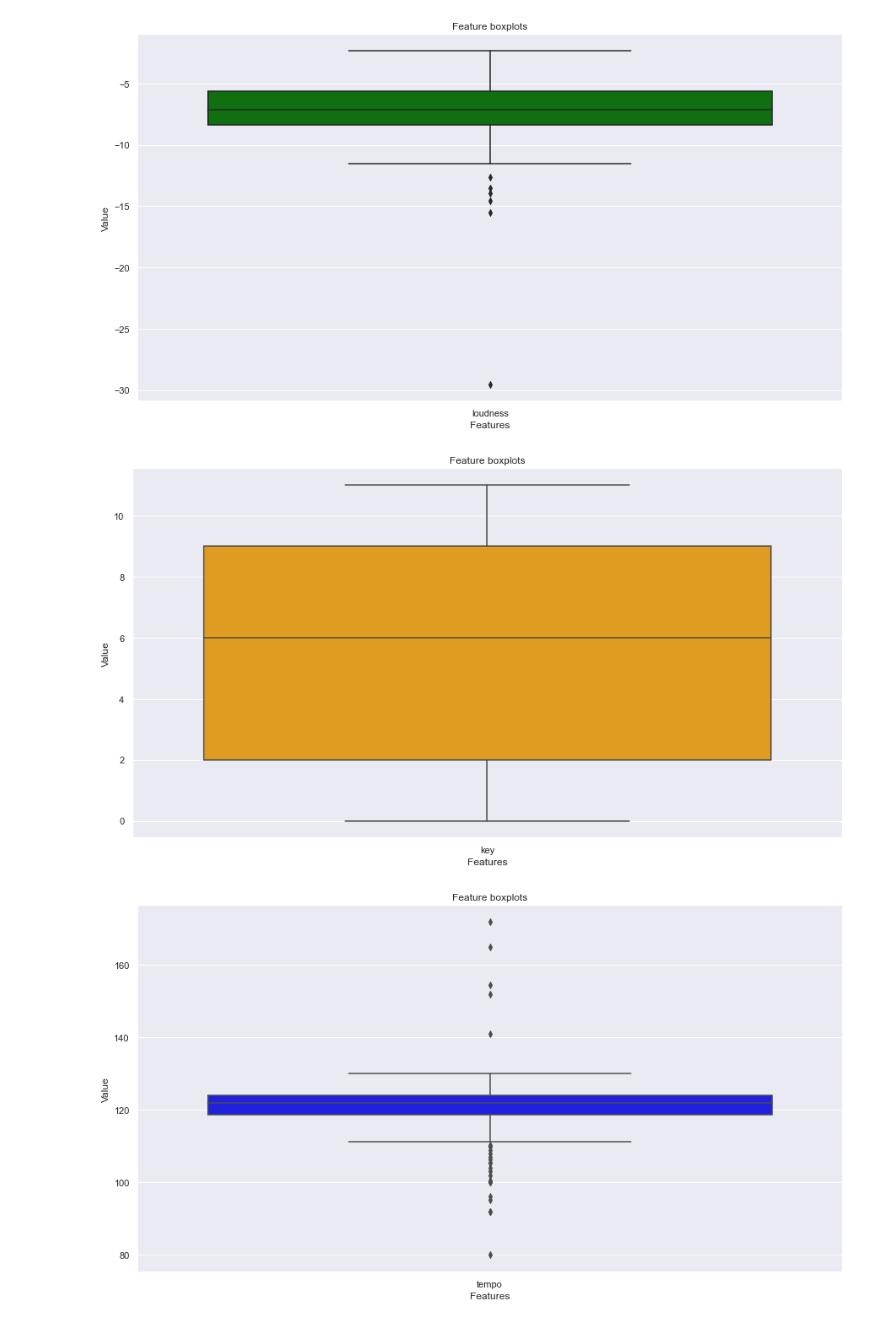
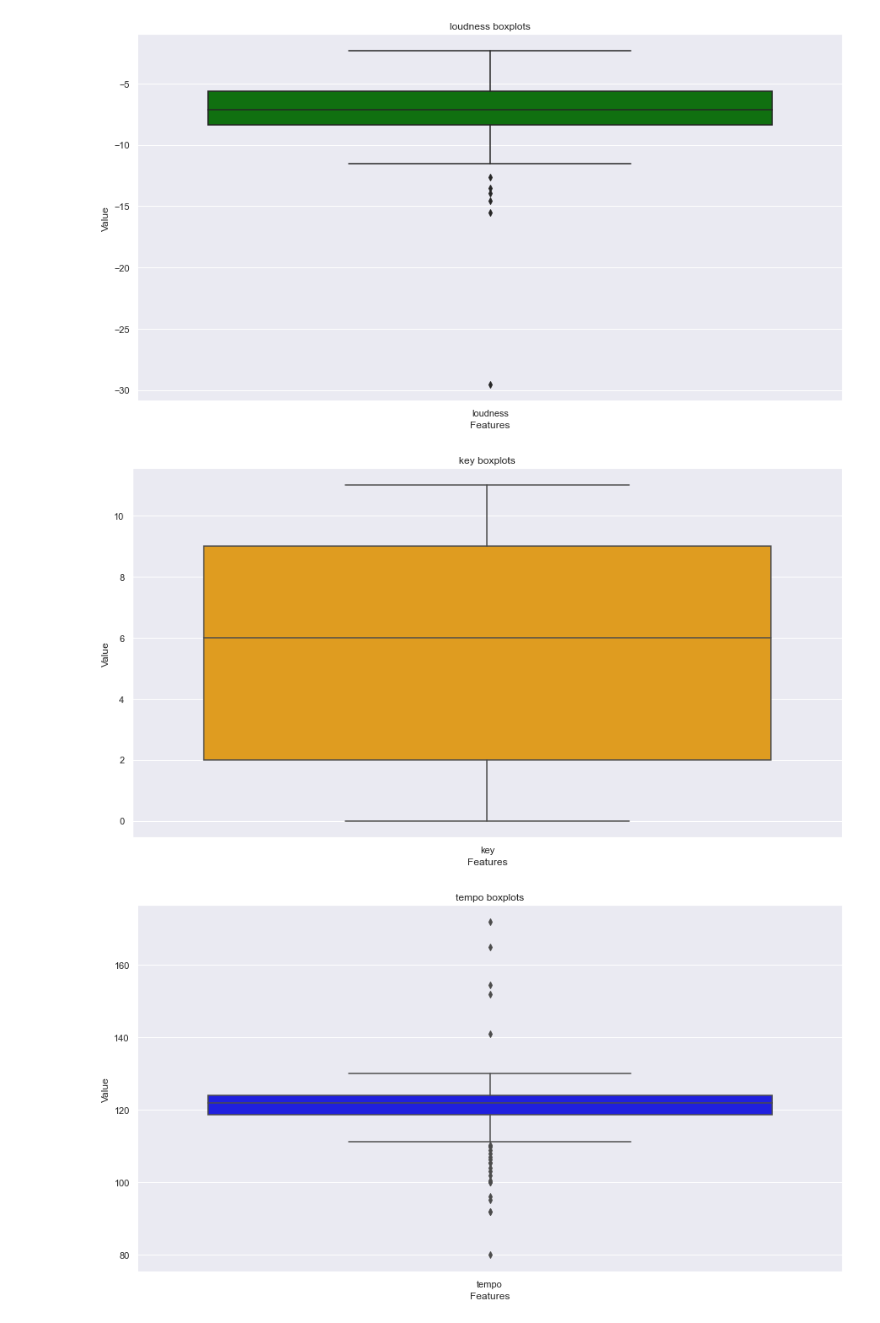
Before and after one commit to RamsesMR5/SongRecommender, a Jupyter notebook: Untitled3.ipynb, the cells around one changed output. Saved outputs shown, nothing was run; the diff lists cells and outputs as text; code cells hidden in the pictures.

```diff
--- a/Untitled3.ipynb
+++ b/Untitled3.ipynb
@@ -91,16 +91,16 @@ plt.show()
 # %%
 sns.set(rc={'figure.figsize': (15, 8)})
 
 boxplot_color = 'orange'
 
-sns.boxplot(data=df[['key']], color=boxplot_color).set(title='Feature boxplots')
+sns.boxplot(data=df[['key']], color=boxplot_color).set(title='key boxplots')
 
 plt.xlabel('Features')
 plt.ylabel('Value')
 
 plt.show()
 # %% [output]
-[figure, old version]
+[figure, new version]
 # %%
 sns.set(rc={'figure.figsize': (15, 8)})
 
```
Also changed, not shown: parts of 5 cells of this notebook, 2 other files.
